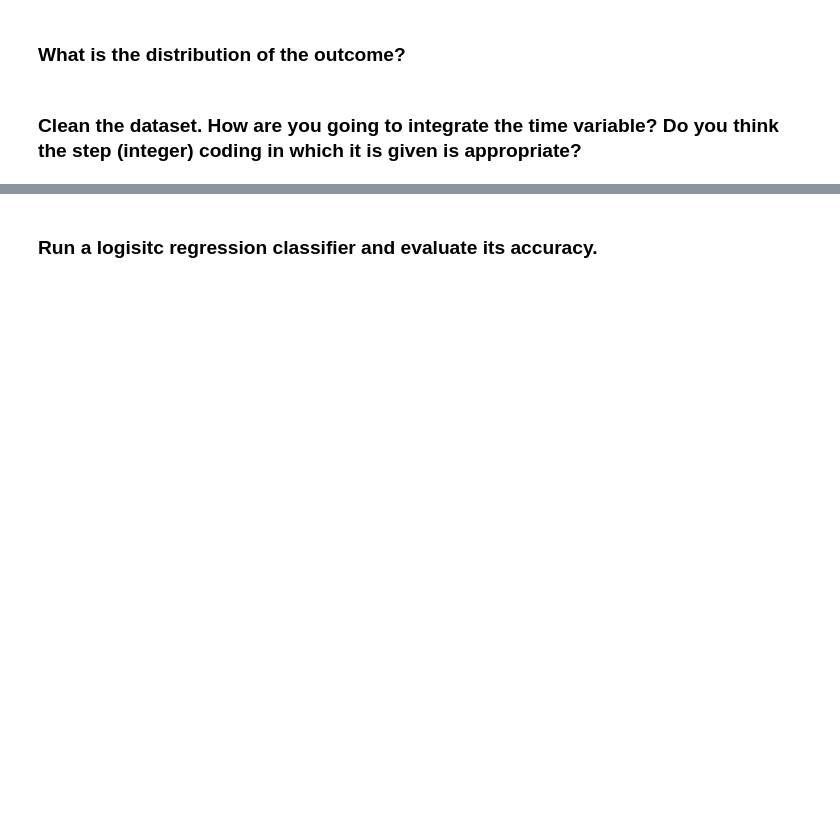
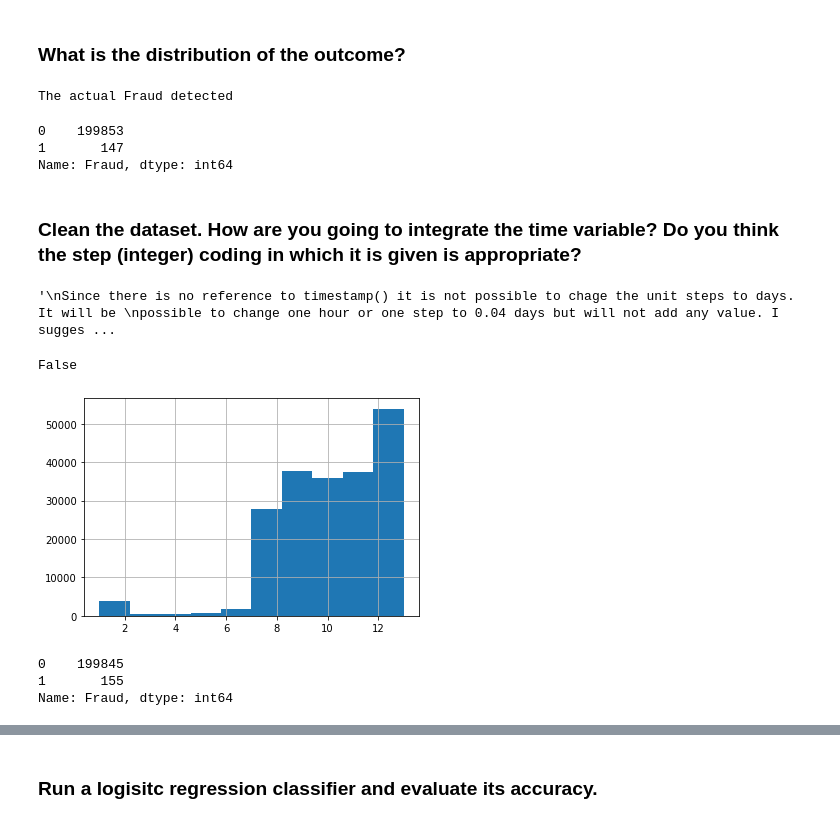
Before and after one commit to ta-data-lis/lab-imbalance, a Jupyter notebook: your-code/lab_imbalance.ipynb, the cells around one changed output, grey strips where cells are left out. Saved outputs shown, nothing was run; the diff lists cells and outputs as text; code cells hidden in the pictures; blank space fills up the shorter version.

```diff
--- a/your-code/lab_imbalance.ipynb
+++ b/your-code/lab_imbalance.ipynb
@@ -13,0 +12,5 @@ Like we disussed in class, when we have noisy data, if we are not careful, we ca
+# %%
+import pandas as pd
+data = pd.read_csv('../your-code/data.csv',nrows=200000)
+data = data.sample(n=200000, replace = 'True')
+data.head()
@@ -13,0 +72,13 @@ Like we disussed in class, when we have noisy data, if we are not careful, we ca
+# %%
+data.rename(columns={'step': 'Time',
+                     'type': 'Transaction_type',
+                     'amount': 'Amount',
+                     'nameOrig':'Origin',
+                     'oldbalanceOrg':'Origin_Balance_1',
+                     'newbalanceOrig':'Origin_Balance_2',
+                     'nameDest':'Recipient_Type',
+                     'oldbalanceDest':'Recipient_Balance_1',
+                     'newbalanceDest':'Recipient_Balance_2',
+                     'isFraud':'Fraud',
+                     'isFlaggedFraud':'Fraud_Flagged',
+                    }, inplace=True)
@@ -18,2 +118,10 @@ Like we disussed in class, when we have noisy data, if we are not careful, we ca
+# %%
+print("The actual Fraud detected")
+data['Fraud'].value_counts()
+# %% [output]
+The actual Fraud detected
+0    199853
+1       147
+Name: Fraud, dtype: int64
 # %% [markdown]
 ### Clean the dataset. How are you going to integrate the time variable? Do you think the step (integer) coding in which it is given is appropriate?
@@ -21,0 +128,25 @@ Like we disussed in class, when we have noisy data, if we are not careful, we ca
+# %%
+"""
+Since there is no reference to timestamp() it is not possible to chage the unit steps to days. It will be
+possible to change one hour or one step to 0.04 days but will not add any value. I suggest we keep the
+steps as an indicator or occurance of a particular instance.
+
+Could I groupby day ?
+"""
+# %% [output]
+'\nSince there is no reference to timestamp() it is not possible to chage the unit steps to days. It will be \npossible to change one hour or one step to 0.04 days but will not add any value. I sugges ...
+# %%
+data['Time'].hist()
+data['Time'].value_counts() #Exploring the number of transactions per Time Stamp
+data.isnull().values.any() #False
+data.isna().values.any() #False
+# %% [output]
+False
+[figure, added]
+# %%
+#Answering the question above, what is the distributionn of the Outcome.
+data['Fraud'].value_counts() #99% of the Data shows that transactions are non-fraudelent
+# %% [output]
+0    199845
+1       155
+Name: Fraud, dtype: int64
```
Also changed, not shown: parts of 47 cells of this notebook.
